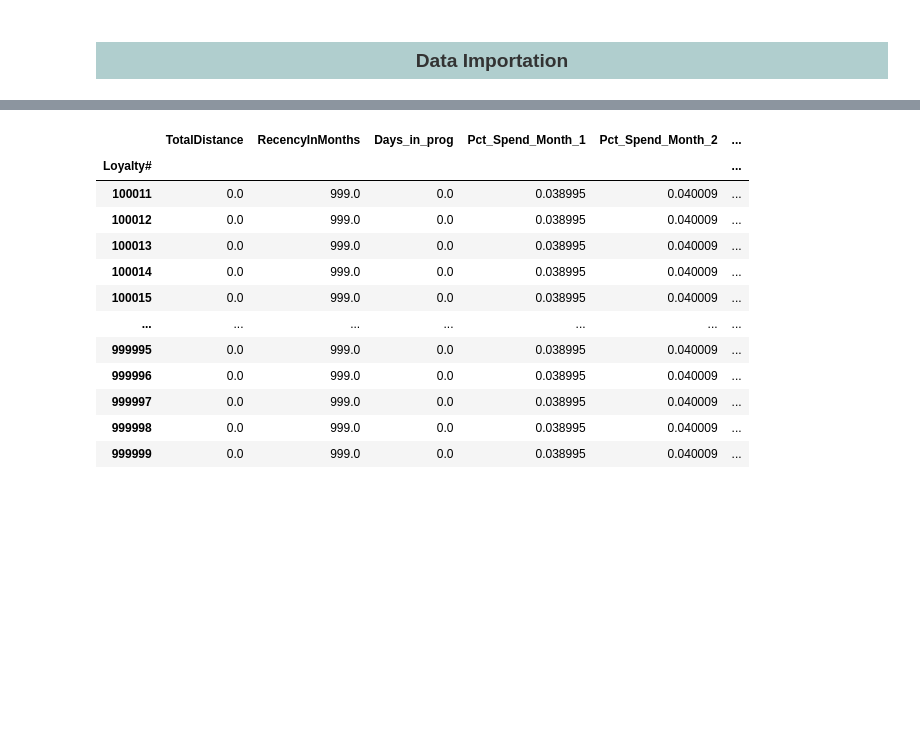
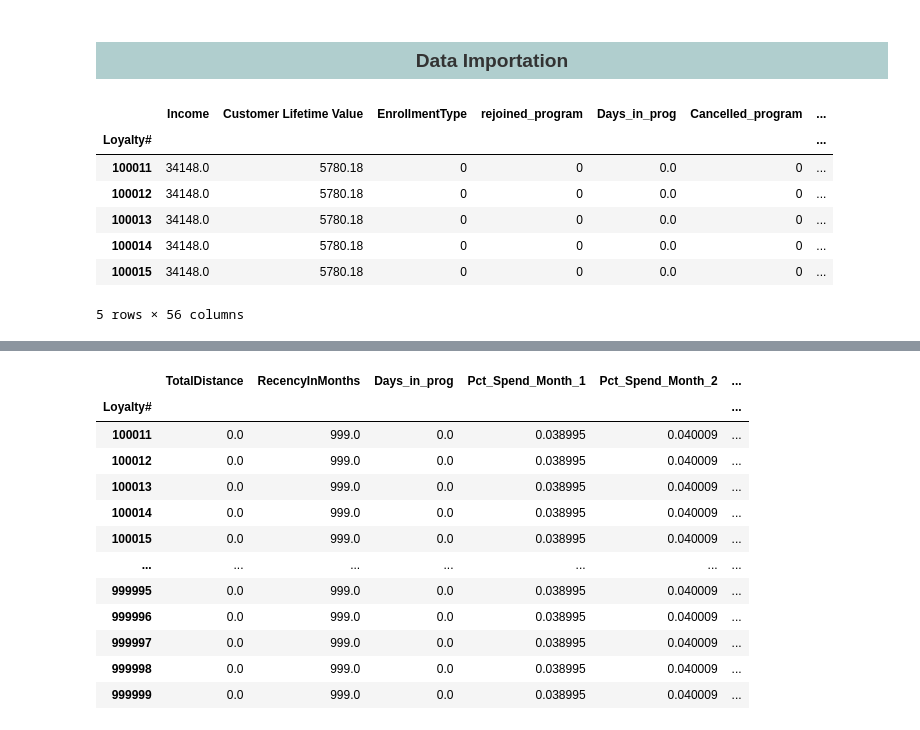
Before and after one commit to andrerangelferreira/DataMiningProject_AIAI_Group51, a Jupyter notebook: notebooks/Miguel__Group51_BehaviourClustering_Code.ipynb, the cells around one changed output, grey strips where cells are left out. Cells and saved outputs as stored; diff of their text form; code cells hidden in the pictures; blank space fills up the shorter version.

```diff
--- a/notebooks/Miguel__Group51_BehaviourClustering_Code.ipynb
+++ b/notebooks/Miguel__Group51_BehaviourClustering_Code.ipynb
@@ -9,4 +9,13 @@ from functions import *
 ## <h3 style="color: #333333; background-color: #b0cece; text-align: center; padding: 6px; font-family: 'Arial';">Data Importation</h3>
 # %%
 data = pd.read_csv("../data/cleaned_data/clustering_data_cleaned.csv", index_col = 'Loyalty#')
-behavioral_data = pd.read_csv("../data/clustering_data/behavioral_data.csv", index_col = 'Loyalty#')
+data.head()
+# %% [output]
+|  | Income | Customer Lifetime Value | EnrollmentType | rejoined_program | Days_in_prog | Cancelled_program | ... |
+| Loyalty# |  |  |  |  |  |  | ... |
+| 100011 | 34148.0 | 5780.18 | 0 | 0 | 0.0 | 0 | ... |
+| 100012 | 34148.0 | 5780.18 | 0 | 0 | 0.0 | 0 | ... |
+| 100013 | 34148.0 | 5780.18 | 0 | 0 | 0.0 | 0 | ... |
+| 100014 | 34148.0 | 5780.18 | 0 | 0 | 0.0 | 0 | ... |
+| 100015 | 34148.0 | 5780.18 | 0 | 0 | 0.0 | 0 | ... |
+5 rows × 56 columns
```
Also changed, not shown: parts of 7 cells of this notebook, 1 other file.
